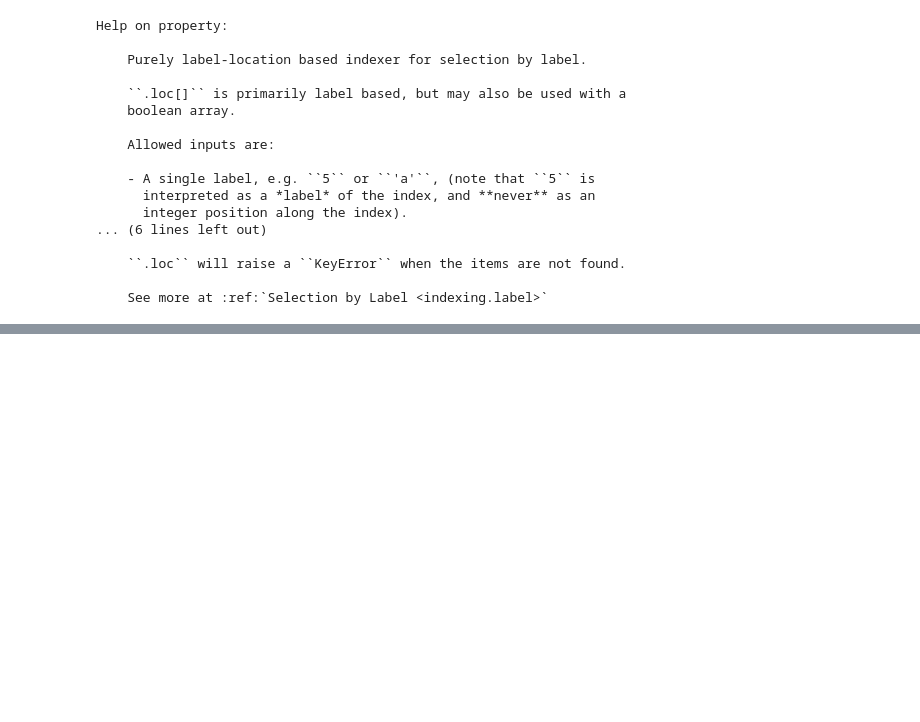
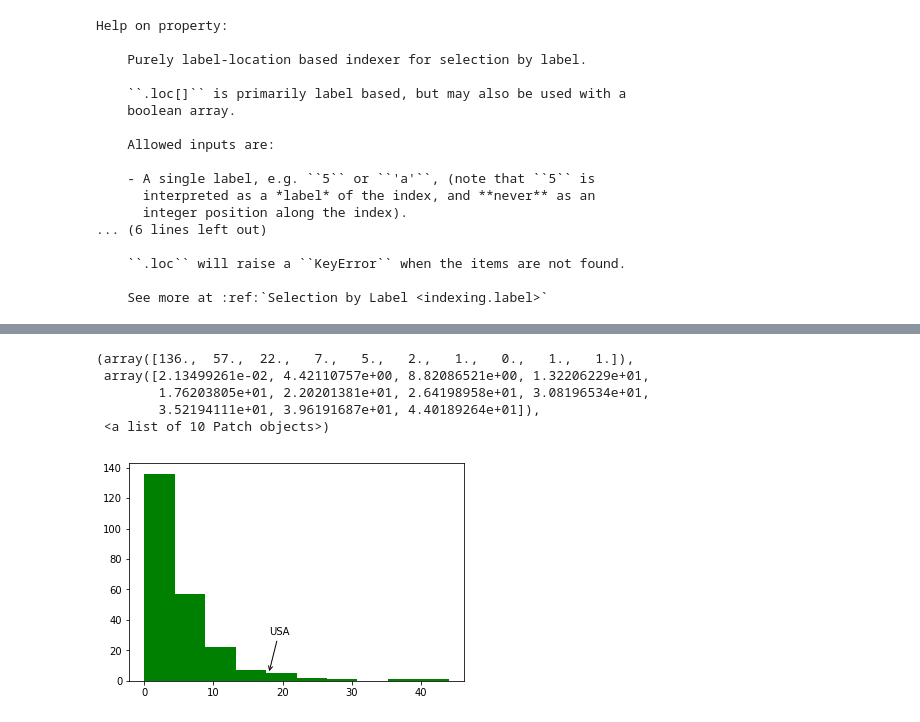
Before and after one commit to SYYoung/UCSD_DataScience, a Jupyter notebook: Python4DataScience/Week 5/Week5Note.ipynb, the cells around one changed output, grey strips where cells are left out. Saved outputs shown, nothing was run; the diff lists cells and outputs as text; code cells hidden in the pictures; blank space fills up the shorter version.

```diff
--- a/Python4DataScience/Week 5/Week5Note.ipynb
+++ b/Python4DataScience/Week 5/Week5Note.ipynb
@@ -154,0 +199,16 @@ Help on property:
+# %%
+fig, ax = plt.subplots()
+ax.annotate("USA",
+           xy=(18,5), xycoords='data',
+           xytext=(18,30), textcoords='data',
+           arrowprops=dict(arrowstyle="->",
+                          connectionstyle="arc3"),
+           )
+plt.hist(co2_2011['Value'],10,normed=False, facecolor='green')
+# %% [output]
+(array([136.,  57.,  22.,   7.,   5.,   2.,   1.,   0.,   1.,   1.]),
+ array([2.13499261e-02, 4.42110757e+00, 8.82086521e+00, 1.32206229e+01,
+        1.76203805e+01, 2.20201381e+01, 2.64198958e+01, 3.08196534e+01,
+        3.52194111e+01, 3.96191687e+01, 4.40189264e+01]),
+ <a list of 10 Patch objects>)
+[figure, added]
```
Also changed, not shown: parts of 8 cells of this notebook.
